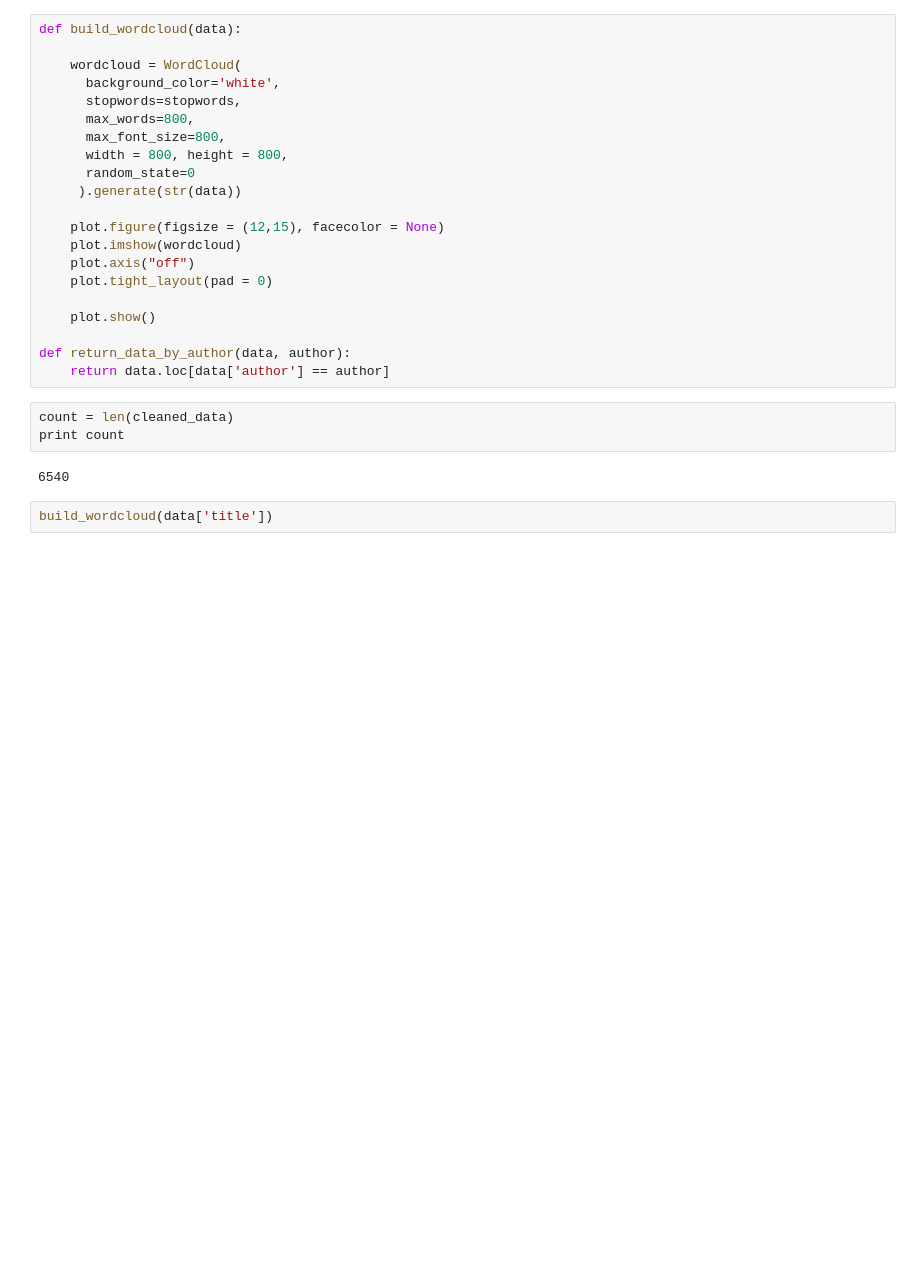
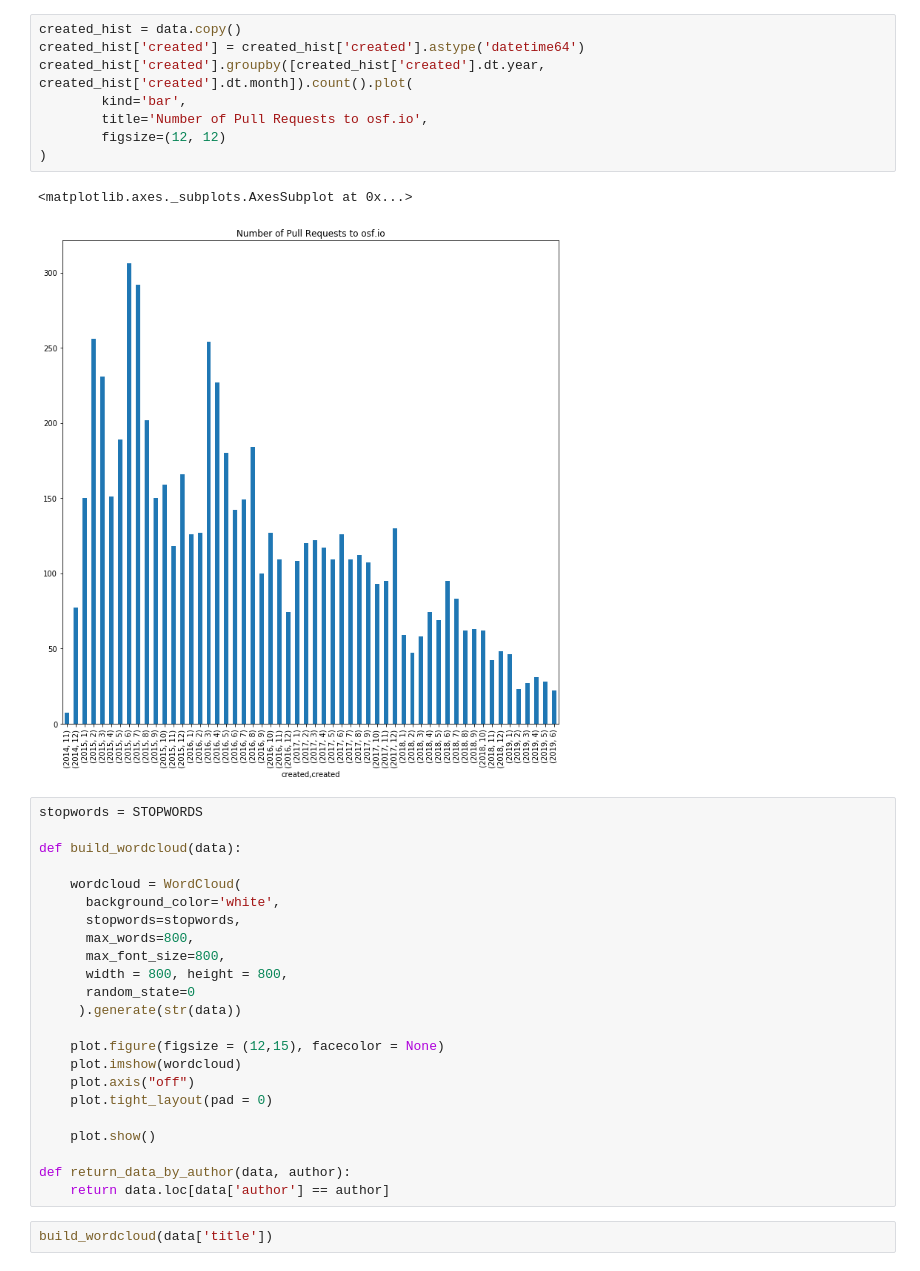
Before and after one commit to pattisdr/data_analysis_with_pandas_and_wordcloud, a Jupyter notebook: osf_pull_request_wordclouds.ipynb, the cells around one changed output. Cells and saved outputs as stored; diff of their text form; blank space fills up the shorter version.

```diff
--- a/osf_pull_request_wordclouds.ipynb
+++ b/osf_pull_request_wordclouds.ipynb
@@ -13,4 +27,17 @@ pd.set_option('display.max_rows', None)
+# %%
+created_hist = data.copy()
+created_hist['created'] = created_hist['created'].astype('datetime64')
+created_hist['created'].groupby([created_hist['created'].dt.year, created_hist['created'].dt.month]).count().plot(
+        kind='bar',
+        title='Number of Pull Requests to osf.io',
+        figsize=(12, 12)
+)
+# %% [output]
+<matplotlib.axes._subplots.AxesSubplot at 0x...>
+[figure, added]
 # %%
+stopwords = STOPWORDS
+
 def build_wordcloud(data):
 
     wordcloud = WordCloud(
@@ -31,11 +58,6 @@ def build_wordcloud(data):
 
 def return_data_by_author(data, author):
     return data.loc[data['author'] == author]
-# %%
-count = len(cleaned_data)
-print count
-# %% [output]
-6540
 # %%
 build_wordcloud(data['title'])
 # %% [output]
```
Also changed, not shown: parts of 3 cells of this notebook, 1 other file.
